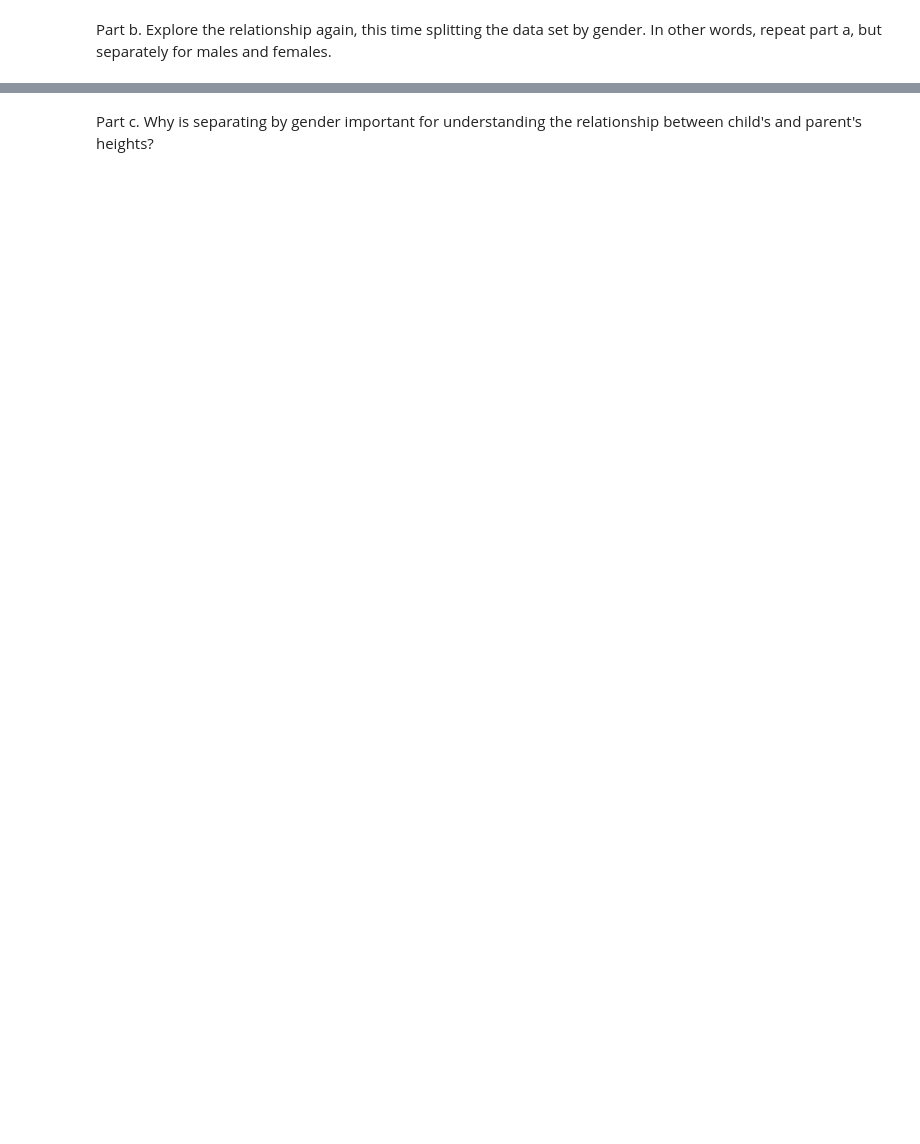
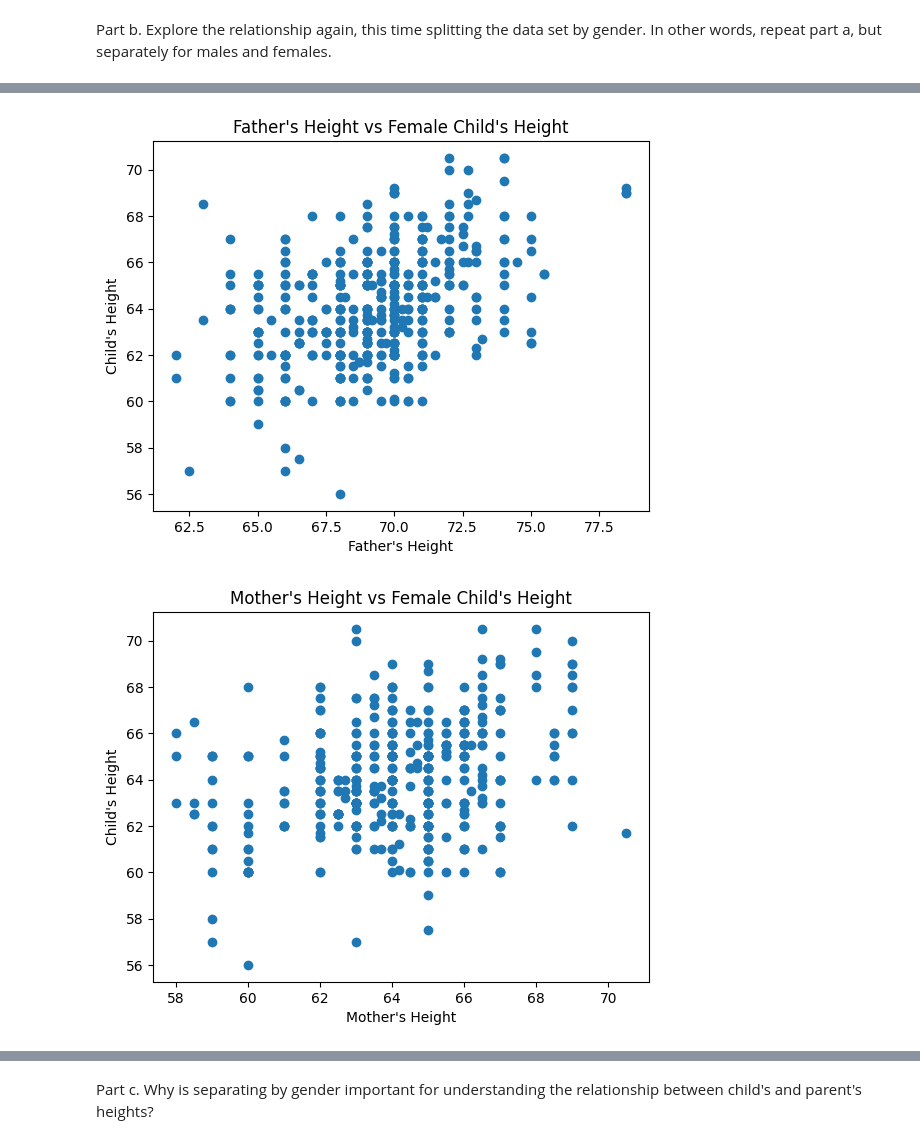
Before and after one commit to ojware5/stat-220-pt-2, a Jupyter notebook: Assignments/Stat_220_HW6.ipynb, the cells around one changed output, grey strips where cells are left out. Saved outputs shown, nothing was run; the diff lists cells and outputs as text; code cells hidden in the pictures; blank space fills up the shorter version.

```diff
--- a/Assignments/Stat_220_HW6.ipynb
+++ b/Assignments/Stat_220_HW6.ipynb
@@ -63,0 +66,18 @@ heights_female
+# %%
+heights_female = heights[heights.gender == "female"]
+heights_female
+
+plt.scatter(heights_female['father'], heights_female['childHeight'])
+plt.xlabel("Father's Height")
+plt.ylabel("Child's Height")
+plt.title("Father's Height vs Female Child's Height")
+plt.show()
+
+plt.scatter(heights_female['mother'], heights_female['childHeight'])
+plt.xlabel("Mother's Height")
+plt.ylabel("Child's Height")
+plt.title("Mother's Height vs Female Child's Height")
+plt.show()
+# %% [output]
+[figure, added]
+[figure, added]
```
Also changed, not shown: parts of 26 cells of this notebook.
